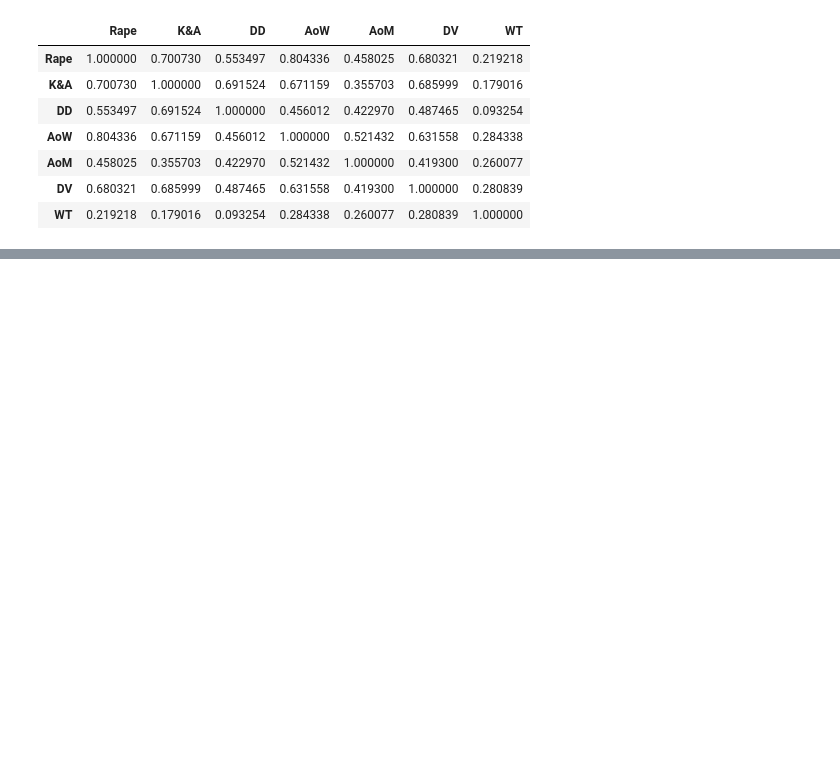
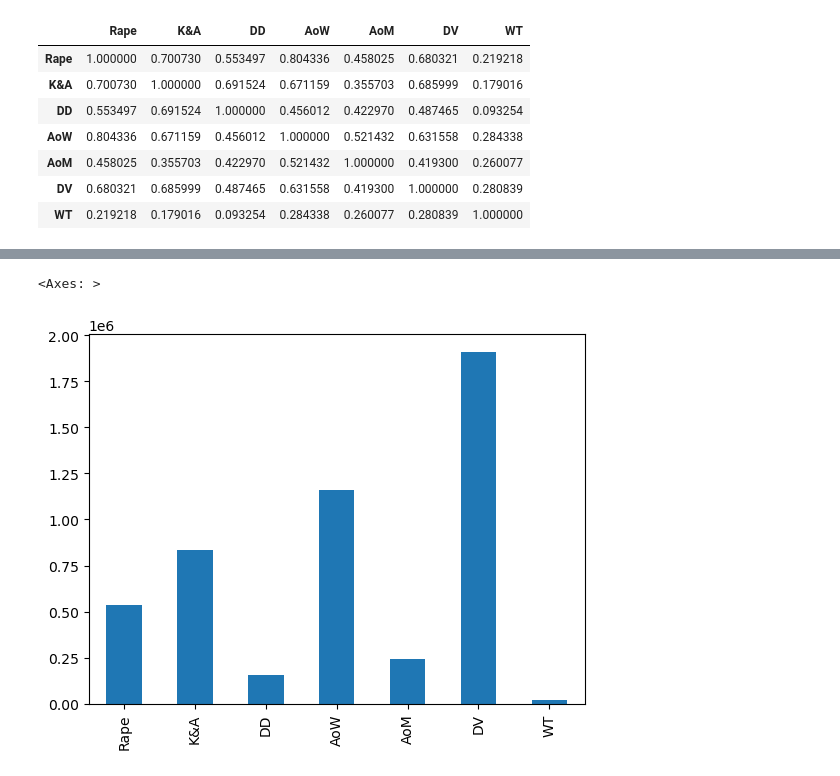
Before and after one commit to sandeepgalipelli/CrimeAgainstWomen, a Jupyter notebook: CrimeAgainstWoman.ipynb, the cells around one changed output, grey strips where cells are left out. Cells and saved outputs as stored; diff of their text form; code cells hidden in the pictures; blank space fills up the shorter version.

```diff
--- a/CrimeAgainstWoman.ipynb
+++ b/CrimeAgainstWoman.ipynb
@@ -134,0 +146,6 @@ crimeAw.pivot_table(columns='Year',index="State",values='Rape',aggfunc='max')
+# %%
+crimeDistribution = crimeAw.drop(['State','Year'],axis =1).sum()
+crimeDistribution.plot(kind='bar')
+# %% [output]
+<Axes: >
+[figure, added]
```
Also changed, not shown: parts of 8 cells of this notebook.
